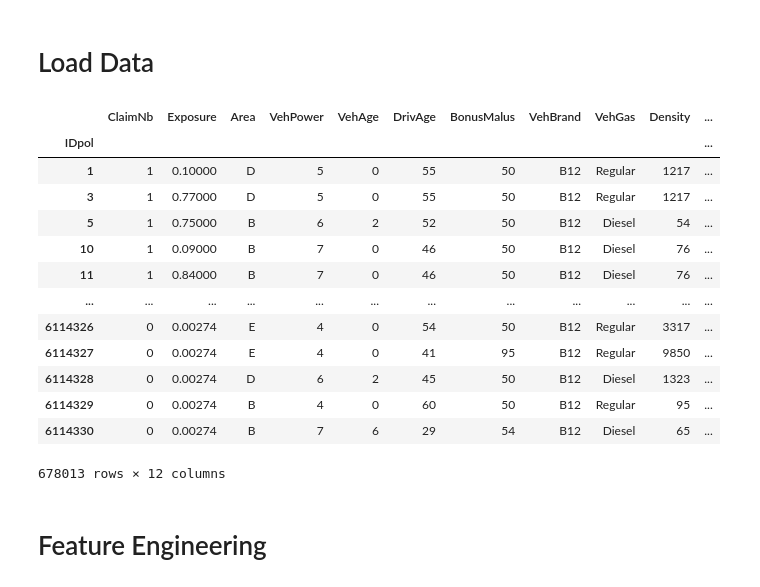
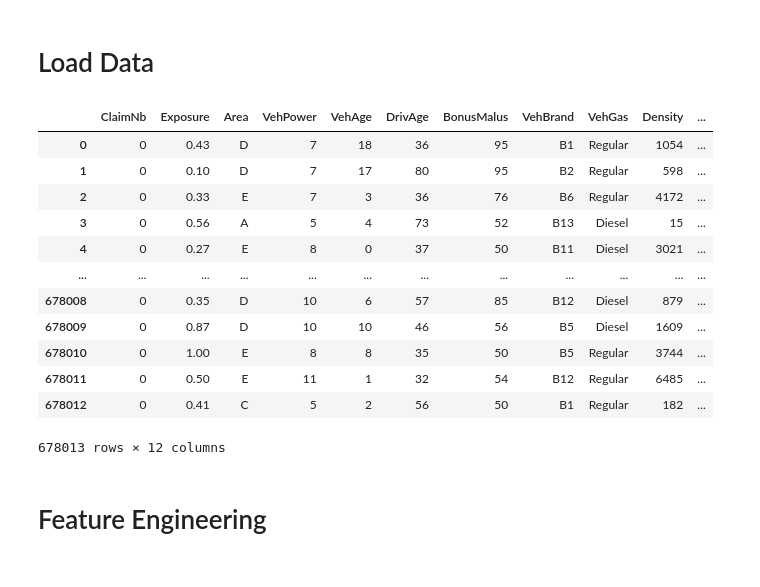
Before and after one commit to yueht23/PGPC2024, a Jupyter notebook: PipeLine.ipynb, the cells around one changed output. Saved outputs shown, nothing was run; the diff lists cells and outputs as text; code cells hidden in the pictures.

```diff
--- a/PipeLine.ipynb
+++ b/PipeLine.ipynb
@@ -21,21 +21,22 @@ warnings.filterwarnings('ignore')
 # Load Data
 # %%
 df = load_data()
+# shuffle the data
+df = df.sample(frac=1, random_state=42).reset_index(drop=True)
 df
 # %% [output]
 |  | ClaimNb | Exposure | Area | VehPower | VehAge | DrivAge | BonusMalus | VehBrand | VehGas | Density | ... |
-| IDpol |  |  |  |  |  |  |  |  |  |  | ... |
-| 1 | 1 | 0.10000 | D | 5 | 0 | 55 | 50 | B12 | Regular | 1217 | ... |
-| 3 | 1 | 0.77000 | D | 5 | 0 | 55 | 50 | B12 | Regular | 1217 | ... |
-| 5 | 1 | 0.75000 | B | 6 | 2 | 52 | 50 | B12 | Diesel | 54 | ... |
-| 10 | 1 | 0.09000 | B | 7 | 0 | 46 | 50 | B12 | Diesel | 76 | ... |
-| 11 | 1 | 0.84000 | B | 7 | 0 | 46 | 50 | B12 | Diesel | 76 | ... |
+| 0 | 0 | 0.43 | D | 7 | 18 | 36 | 95 | B1 | Regular | 1054 | ... |
+| 1 | 0 | 0.10 | D | 7 | 17 | 80 | 95 | B2 | Regular | 598 | ... |
+| 2 | 0 | 0.33 | E | 7 | 3 | 36 | 76 | B6 | Regular | 4172 | ... |
+| 3 | 0 | 0.56 | A | 5 | 4 | 73 | 52 | B13 | Diesel | 15 | ... |
+| 4 | 0 | 0.27 | E | 8 | 0 | 37 | 50 | B11 | Diesel | 3021 | ... |
 | ... | ... | ... | ... | ... | ... | ... | ... | ... | ... | ... | ... |
-| 6114326 | 0 | 0.00274 | E | 4 | 0 | 54 | 50 | B12 | Regular | 3317 | ... |
-| 6114327 | 0 | 0.00274 | E | 4 | 0 | 41 | 95 | B12 | Regular | 9850 | ... |
-| 6114328 | 0 | 0.00274 | D | 6 | 2 | 45 | 50 | B12 | Diesel | 1323 | ... |
-| 6114329 | 0 | 0.00274 | B | 4 | 0 | 60 | 50 | B12 | Regular | 95 | ... |
-| 6114330 | 0 | 0.00274 | B | 7 | 6 | 29 | 54 | B12 | Diesel | 65 | ... |
+| 678008 | 0 | 0.35 | D | 10 | 6 | 57 | 85 | B12 | Diesel | 879 | ... |
+| 678009 | 0 | 0.87 | D | 10 | 10 | 46 | 56 | B5 | Diesel | 1609 | ... |
+| 678010 | 0 | 1.00 | E | 8 | 8 | 35 | 50 | B5 | Regular | 3744 | ... |
+| 678011 | 0 | 0.50 | E | 11 | 1 | 32 | 54 | B12 | Regular | 6485 | ... |
+| 678012 | 0 | 0.41 | C | 5 | 2 | 56 | 50 | B1 | Regular | 182 | ... |
 678013 rows × 12 columns
 # %% [markdown]
 # Feature Engineering
```
Also changed, not shown: parts of 10 cells of this notebook, 1 other file.
